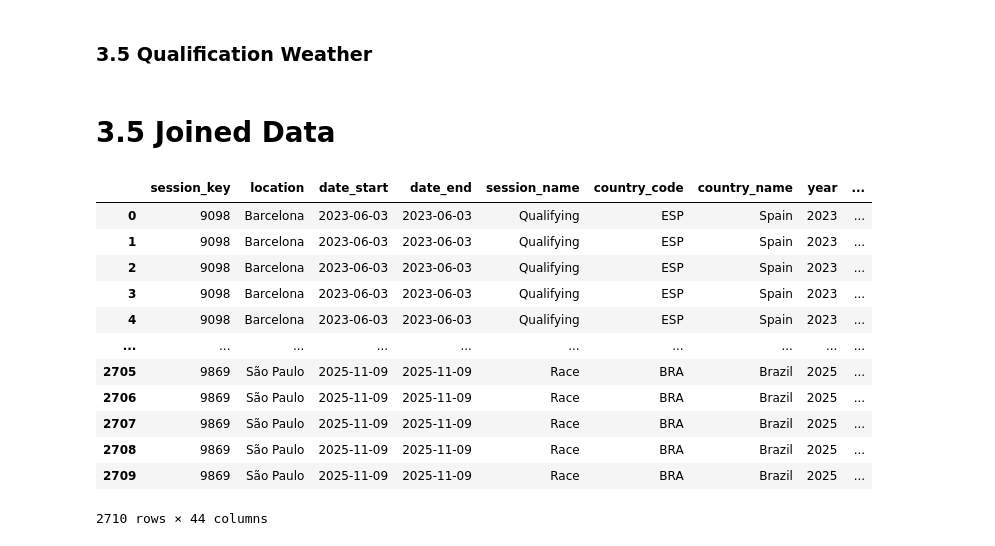
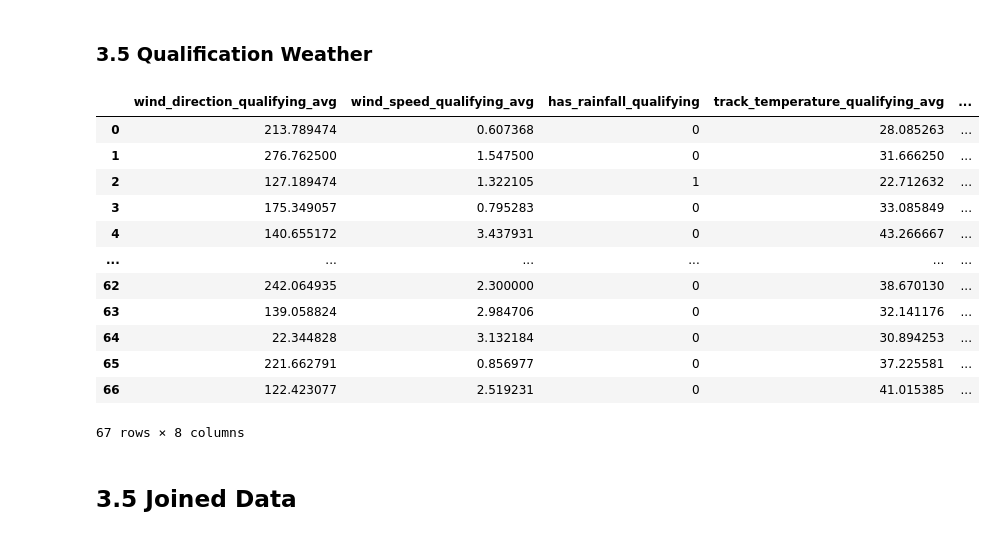
Before and after one commit to Grzegosh/Portfolio, a Jupyter notebook: F1/models.ipynb, the cells around one changed output. Cells and saved outputs as stored; diff of their text form; code cells hidden in the pictures.

```diff
--- a/F1/models.ipynb
+++ b/F1/models.ipynb
@@ -85,12 +113,12 @@ race_duration["duration"] = race_duration["duration"].fillna(9999)
 # %% [markdown]
 ## 3.4 Weather Data
 # %%
-# dim_session_quali = dim_session[dim_session["session_name"]=="Qualifying"]
-# needed_cols = ["key", "location", "year", "is_current_season","country_name", "date_start", "session_key"]
-# dim_session_quali = dim_session_quali[needed_cols]
-# dim_weather_race = DIMS.dim_weather(race_type="Race")
-# time.sleep(20)
-# dim_weather_quali = DIMS.dim_weather(race_type="Qualifying")
+dim_session_quali = dim_session[dim_session["session_name"]=="Qualifying"]
+needed_cols = ["key", "location", "year", "is_current_season","country_name", "date_start", "session_key"]
+dim_session_quali = dim_session_quali[needed_cols]
+dim_weather_race = DIMS.dim_weather(race_type="Race")
+time.sleep(20)
+dim_weather_quali = DIMS.dim_weather(race_type="Qualifying")
 # %% [markdown]
 ### 3.4.1 Race Weather
 # %% [markdown]
@@ -107,16 +135,29 @@ Treat this data as a weather forecast. Since this data is gathered after the rac
 # %% [markdown]
 ### 3.5 Qualification Weather
 # %%
-# quali_weather = dim_weather_quali.merge(
-#     dim_session_quali,
-#     on="session_key",
-#     how="inner"
-# )
-# cols_quali = [col for col in quali_weather.columns if "quali" in col or col == "key"]
-# quali_weather = quali_weather[cols_quali]
-# quali_weather
+quali_weather = dim_weather_quali.merge(
+    dim_session_quali,
+    on="session_key",
+    how="inner"
+)
+cols_quali = [col for col in quali_weather.columns if "quali" in col or col == "key"]
+quali_weather = quali_weather[cols_quali]
+# %% [output]
+|  | wind_direction_qualifying_avg | wind_speed_qualifying_avg | has_rainfall_qualifying | track_temperature_qualifying_avg | ... |
+| 0 | 213.789474 | 0.607368 | 0 | 28.085263 | ... |
+| 1 | 276.762500 | 1.547500 | 0 | 31.666250 | ... |
+| 2 | 127.189474 | 1.322105 | 1 | 22.712632 | ... |
+| 3 | 175.349057 | 0.795283 | 0 | 33.085849 | ... |
+| 4 | 140.655172 | 3.437931 | 0 | 43.266667 | ... |
+| ... | ... | ... | ... | ... | ... |
+| 62 | 242.064935 | 2.300000 | 0 | 38.670130 | ... |
+| 63 | 139.058824 | 2.984706 | 0 | 32.141176 | ... |
+| 64 | 22.344828 | 3.132184 | 0 | 30.894253 | ... |
+| 65 | 221.662791 | 0.856977 | 0 | 37.225581 | ... |
+| 66 | 122.423077 | 2.519231 | 0 | 41.015385 | ... |
+67 rows × 8 columns
 # %% [markdown]
-# 3.5 Joined Data
+## 3.5 Joined Data
 # %%
 df = (
     dim_session
@@ -143,18 +184,2 @@ df = (
     .merge(race_sequence, on="key")
 )
-# %%
-df
-# %% [output]
-|  | session_key | location | date_start | date_end | session_name | country_code | country_name | year | ... |
-| 0 | 9098 | Barcelona | 2023-06-03 | 2023-06-03 | Qualifying | ESP | Spain | 2023 | ... |
-| 1 | 9098 | Barcelona | 2023-06-03 | 2023-06-03 | Qualifying | ESP | Spain | 2023 | ... |
-| 2 | 9098 | Barcelona | 2023-06-03 | 2023-06-03 | Qualifying | ESP | Spain | 2023 | ... |
-| 3 | 9098 | Barcelona | 2023-06-03 | 2023-06-03 | Qualifying | ESP | Spain | 2023 | ... |
-| 4 | 9098 | Barcelona | 2023-06-03 | 2023-06-03 | Qualifying | ESP | Spain | 2023 | ... |
-| ... | ... | ... | ... | ... | ... | ... | ... | ... | ... |
-| 2705 | 9869 | São Paulo | 2025-11-09 | 2025-11-09 | Race | BRA | Brazil | 2025 | ... |
-| 2706 | 9869 | São Paulo | 2025-11-09 | 2025-11-09 | Race | BRA | Brazil | 2025 | ... |
-| 2707 | 9869 | São Paulo | 2025-11-09 | 2025-11-09 | Race | BRA | Brazil | 2025 | ... |
-| 2708 | 9869 | São Paulo | 2025-11-09 | 2025-11-09 | Race | BRA | Brazil | 2025 | ... |
-| 2709 | 9869 | São Paulo | 2025-11-09 | 2025-11-09 | Race | BRA | Brazil | 2025 | ... |
-2710 rows × 44 columns
```
Also changed, not shown: parts of 27 cells of this notebook.
